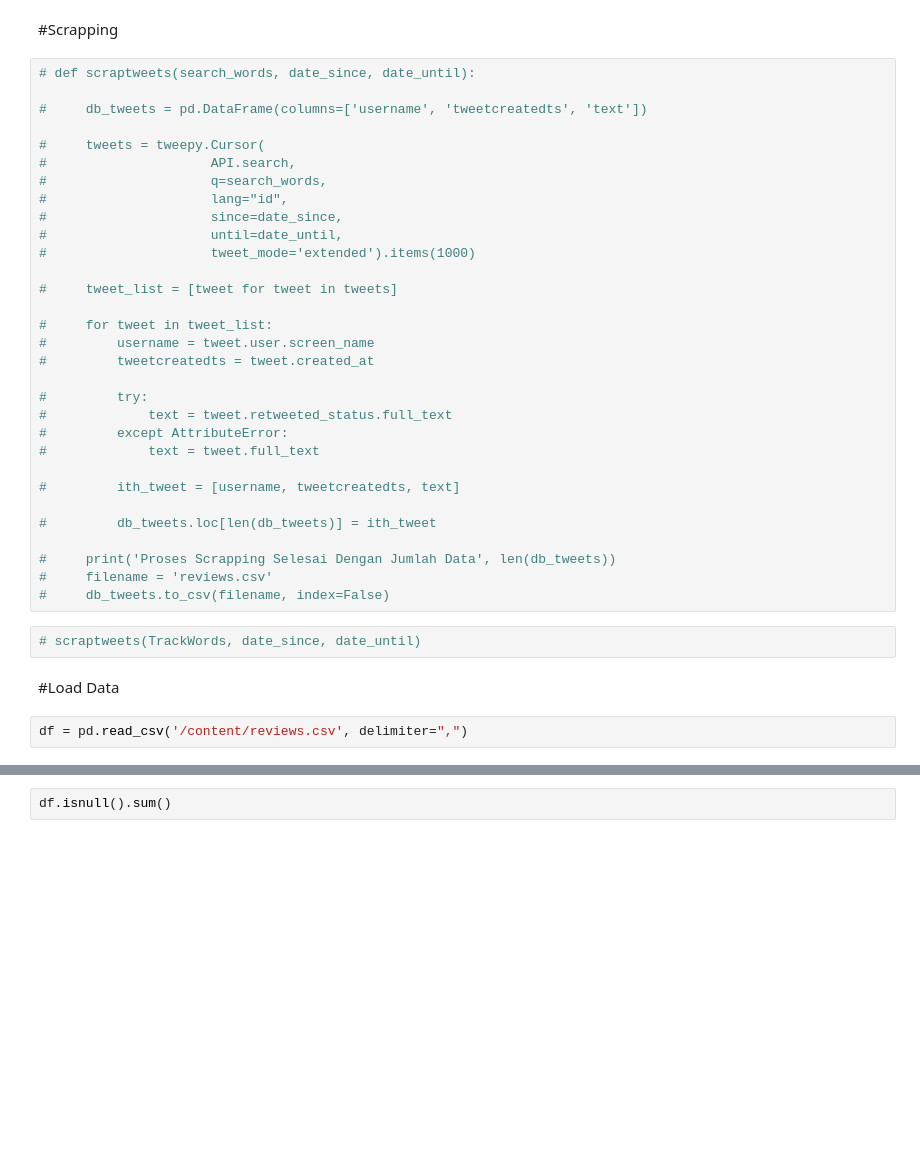
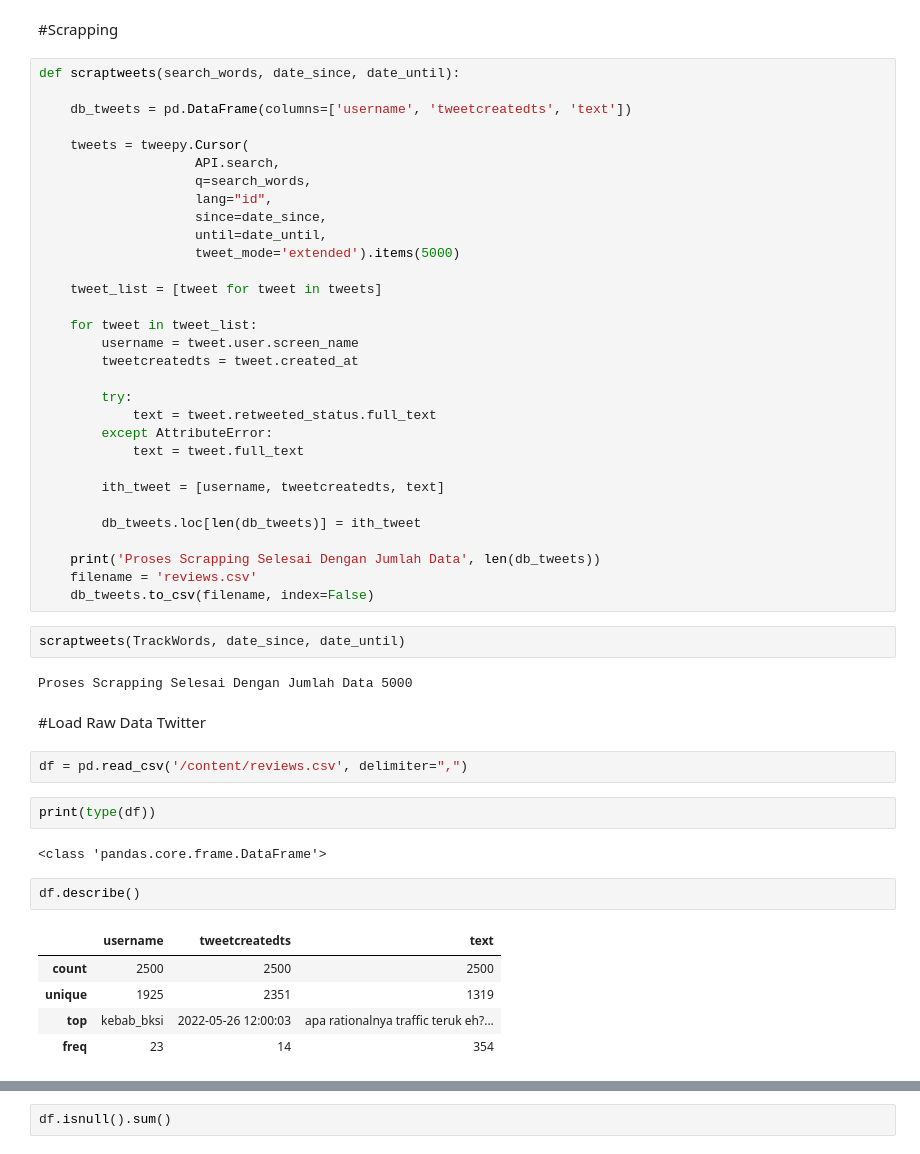
Before and after one commit to elsadaybakara/TwitterSentimentAnalysis, a Jupyter notebook: Code/Twitter_Sentiment_Analysis.ipynb, the cells around one changed output, grey strips where cells are left out. Saved outputs shown, nothing was run; the diff lists cells and outputs as text; blank space fills up the shorter version.

Commit message:
Update Twitter_Sentiment_Analysis.ipynb
update python notebook
address to issue #5

```diff
--- a/Code/Twitter_Sentiment_Analysis.ipynb
+++ b/Code/Twitter_Sentiment_Analysis.ipynb
@@ -195,39 +229,53 @@ from sklearn.metrics import confusion_matrix
 # %% [markdown]
 #Scrapping
 # %%
-# def scraptweets(search_words, date_since, date_until):
+def scraptweets(search_words, date_since, date_until):
 
-#     db_tweets = pd.DataFrame(columns=['username', 'tweetcreatedts', 'text'])
+    db_tweets = pd.DataFrame(columns=['username', 'tweetcreatedts', 'text'])
 
-#     tweets = tweepy.Cursor(
-#                     API.search,
-#                     q=search_words,
-#                     lang="id",
-#                     since=date_since,
-#                     until=date_until,
-#                     tweet_mode='extended').items(1000)
+    tweets = tweepy.Cursor(
+                    API.search,
+                    q=search_words,
+                    lang="id",
+                    since=date_since,
+                    until=date_until,
+                    tweet_mode='extended').items(5000)
 
-#     tweet_list = [tweet for tweet in tweets]
+    tweet_list = [tweet for tweet in tweets]
 
-#     for tweet in tweet_list:
-#         username = tweet.user.screen_name
-#         tweetcreatedts = tweet.created_at
+    for tweet in tweet_list:
+        username = tweet.user.screen_name
+        tweetcreatedts = tweet.created_at
 
-#         try:
-#             text = tweet.retweeted_status.full_text
-#         except AttributeError:
-#             text = tweet.full_text
+        try:
+            text = tweet.retweeted_status.full_text
+        except AttributeError:
+            text = tweet.full_text
 
-#         ith_tweet = [username, tweetcreatedts, text]
+        ith_tweet = [username, tweetcreatedts, text]
 
-#         db_tweets.loc[len(db_tweets)] = ith_tweet
+        db_tweets.loc[len(db_tweets)] = ith_tweet
 
-#     print('Proses Scrapping Selesai Dengan Jumlah Data', len(db_tweets))
-#     filename = 'reviews.csv'
-#     db_tweets.to_csv(filename, index=False)
+    print('Proses Scrapping Selesai Dengan Jumlah Data', len(db_tweets))
+    filename = 'reviews.csv'
+    db_tweets.to_csv(filename, index=False)
 # %%
-# scraptweets(TrackWords, date_since, date_until)
+scraptweets(TrackWords, date_since, date_until)
+# %% [output]
+Proses Scrapping Selesai Dengan Jumlah Data 5000
 # %% [markdown]
-#Load Data
+#Load Raw Data Twitter
 # %%
 df = pd.read_csv('/content/reviews.csv', delimiter=",")
+# %%
+print(type(df))
+# %% [output]
+<class 'pandas.core.frame.DataFrame'>
+# %%
+df.describe()
+# %% [output]
+|  | username | tweetcreatedts | text |
+| count | 2500 | 2500 | 2500 |
+| unique | 1925 | 2351 | 1319 |
+| top | kebab_bksi | 2022-05-26 12:00:03 | apa rationalnya traffic teruk eh?... |
+| freq | 23 | 14 | 354 |
```
Also changed, not shown: parts of 64 cells of this notebook.
